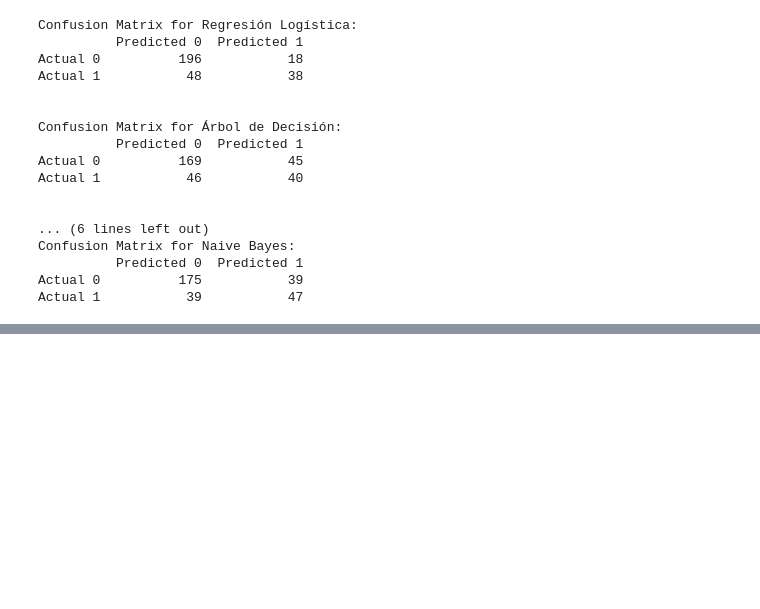
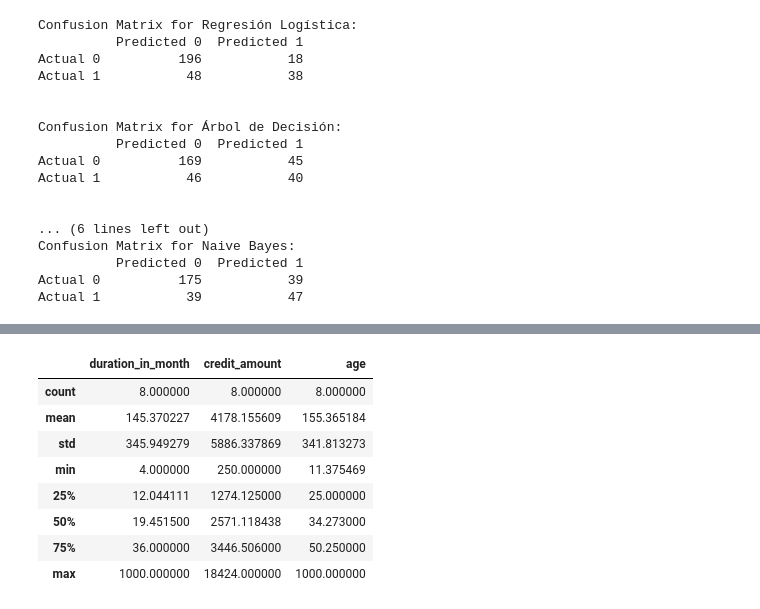
Before and after one commit to pablovanegas/Riesgo_Deudor, a Jupyter notebook: debt_risk.ipynb, the cells around one changed output, grey strips where cells are left out. Cells and saved outputs as stored; diff of their text form; code cells hidden in the pictures; blank space fills up the shorter version.

```diff
--- a/debt_risk.ipynb
+++ b/debt_risk.ipynb
@@ -410,0 +503,15 @@ Actual 1           39           47
+# %%
+categoricas = list(datos_2.select_dtypes(include=['object']).columns)
+numericas = list(datos_2.select_dtypes(include=['int64', 'float64']).columns)
+# %%
+datos_2[numericas].describe()
+# %% [output]
+|  | duration_in_month | credit_amount | age |
+| count | 8.000000 | 8.000000 | 8.000000 |
+| mean | 145.370227 | 4178.155609 | 155.365184 |
+| std | 345.949279 | 5886.337869 | 341.813273 |
+| min | 4.000000 | 250.000000 | 11.375469 |
+| 25% | 12.044111 | 1274.125000 | 25.000000 |
+| 50% | 19.451500 | 2571.118438 | 34.273000 |
+| 75% | 36.000000 | 3446.506000 | 50.250000 |
+| max | 1000.000000 | 18424.000000 | 1000.000000 |
```
Also changed, not shown: parts of 20 cells of this notebook, 1 other file.
